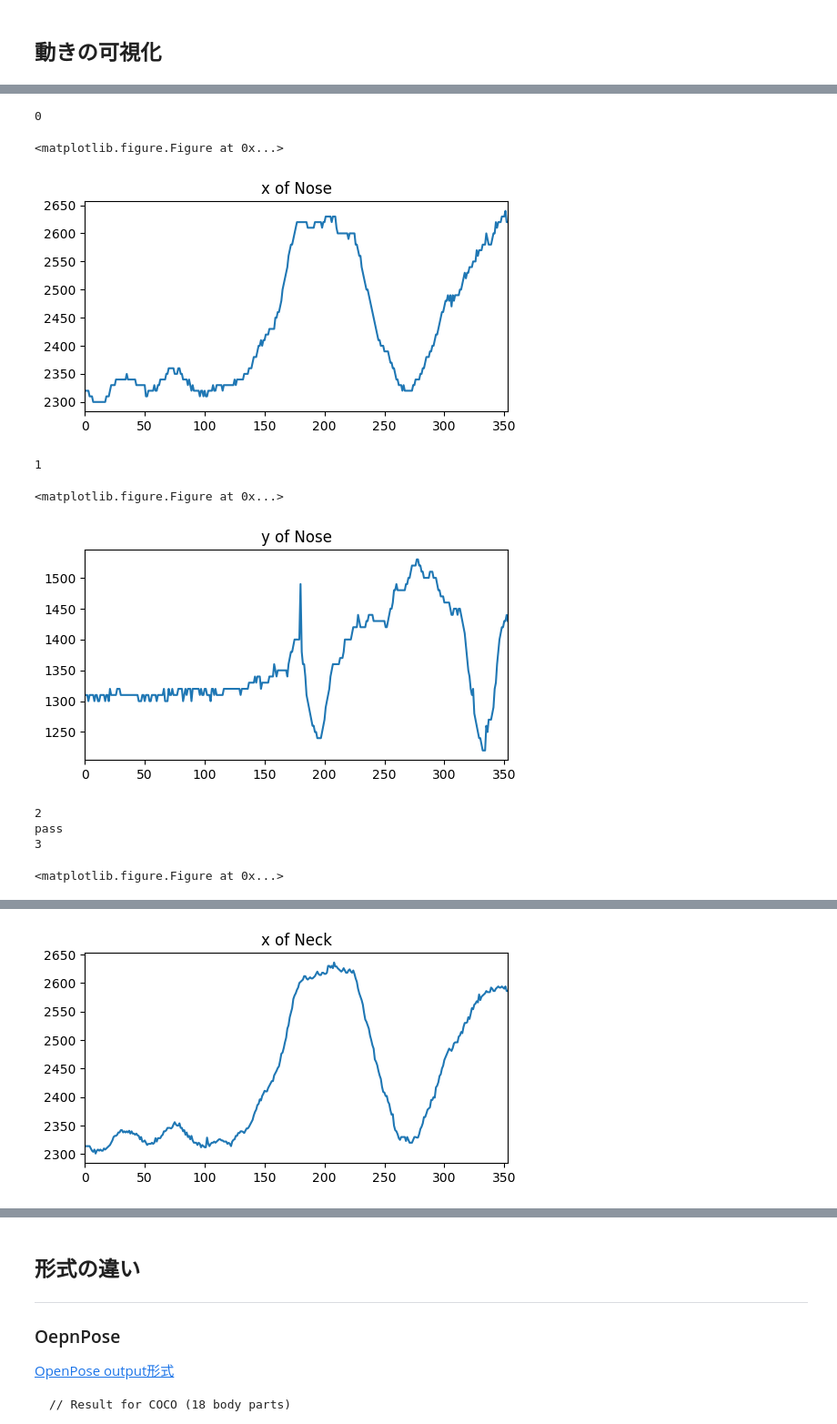
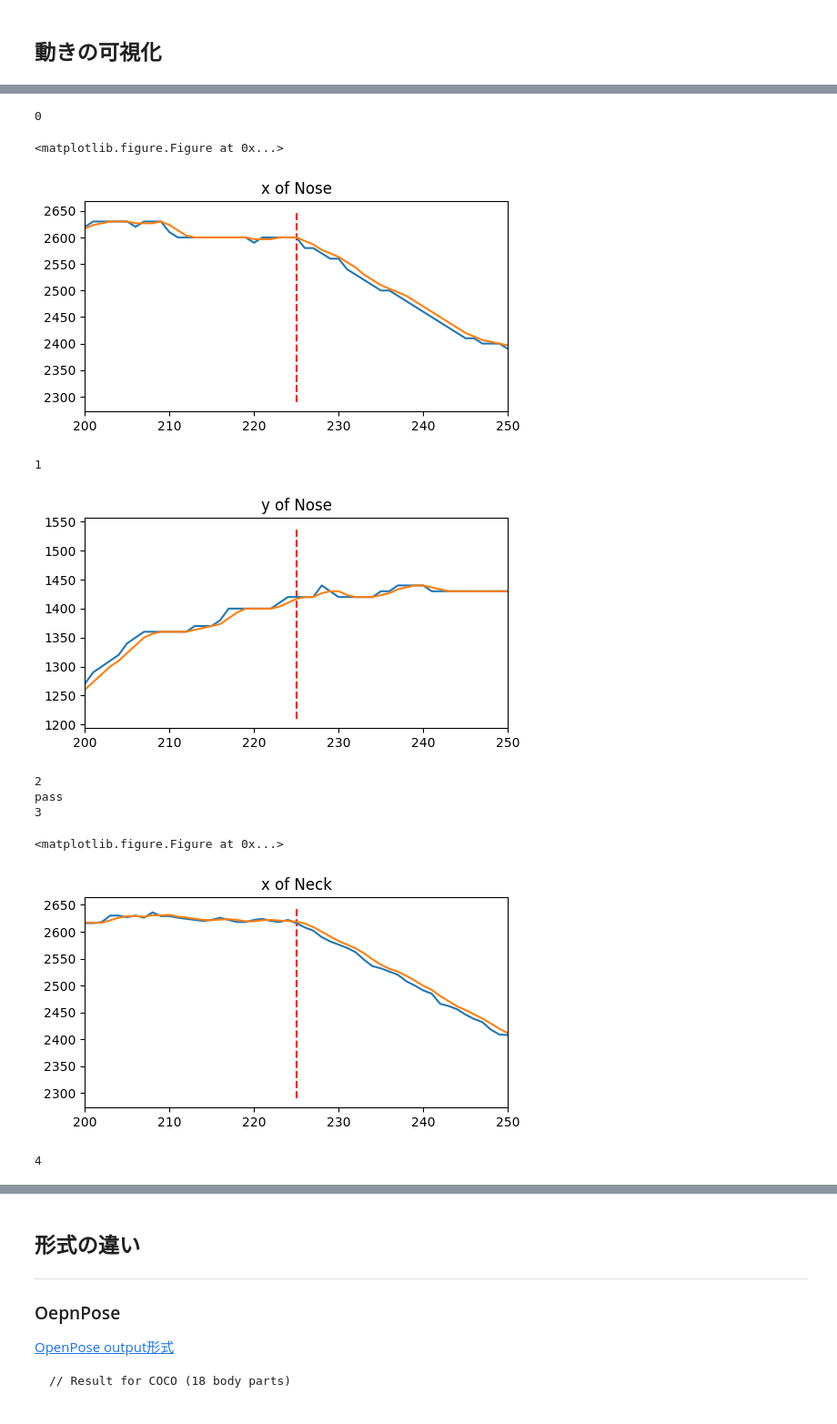
Before and after one commit to YukiOta/3d-pose-test, a Jupyter notebook: notebooks/workspace.ipynb, the cells around one changed output, grey strips where cells are left out. Shown at 91% size. Cells and saved outputs as stored; diff of their text form; code cells hidden in the pictures.

```diff
--- a/notebooks/workspace.ipynb
+++ b/notebooks/workspace.ipynb
@@ -44,3 +44,19 @@ dic_coco[17] = "LEar"
 dic_coco[18] = "Background"
 # %% [markdown]
 ## 動きの可視化
+# %%
+i = 13 * 3
+df = csv_ls[2][i]
+df_mva = df.rolling(window=3, min_periods=2).mean()
+ymax = int(df.max()) + 10
+ymin = int(df.min()) - 10
+idx = i // 3
+
+plt.clf()
+plt.figure(figsize=(6, 3))
+df.plot()
+df_mva.plot()
+plt.title('x of ' + dic_coco[idx])
+plt.vlines([225], ymin, ymax, 'red', linestyles='dashed')
+plt.xlim([200, 250])
+plt.show()
@@ -47,27 +66,38 @@ dic_coco[18] = "Background"
 # %%
+plt.clf()
 for i in range(csv_ls[2].shape[1]):  # range(54)
     print(i)
-    plt.clf()
+    df = csv_ls[2][i]
+    df_mva = df.rolling(window=3, min_periods=2).mean()
+    ymax = int(df.max()) + 10
+    ymin = int(df.min()) - 10
     plt.figure(figsize=(6, 3))
     idx = i // 3
     if i % 3 == 0:
-        csv_ls[2][i].plot()
+        df.plot()
+        df_mva.plot()
         plt.title('x of ' + dic_coco[idx])
+        plt.vlines([225], ymin, ymax, 'red', linestyles='dashed')
+        plt.xlim([200, 250])
         plt.show()
     elif i % 3 == 1:
-        csv_ls[2][i].plot()
+        df.plot()
+        df_mva.plot()
         plt.title('y of ' + dic_coco[idx])
+        plt.vlines([225], ymin, ymax, 'red', linestyles='dashed')
+        plt.xlim([200, 250])
         plt.show()
     else:
         print('pass')
 # %% [output]
 0
 <matplotlib.figure.Figure at 0x...>
-[figure, old version]
+[figure, new version]
 1
+[figure, new version]
-<matplotlib.figure.Figure at 0x...>
+2
+pass
+3
-[figure, old version]
-2
-pass
-3
+<matplotlib.figure.Figure at 0x...>
+[figure, new version]
-<matplotlib.figure.Figure at 0x...>
+4
@@ -75 +107,0 @@ pass
-[figure, old version]
```
Also changed, not shown: parts of 10 cells of this notebook.
